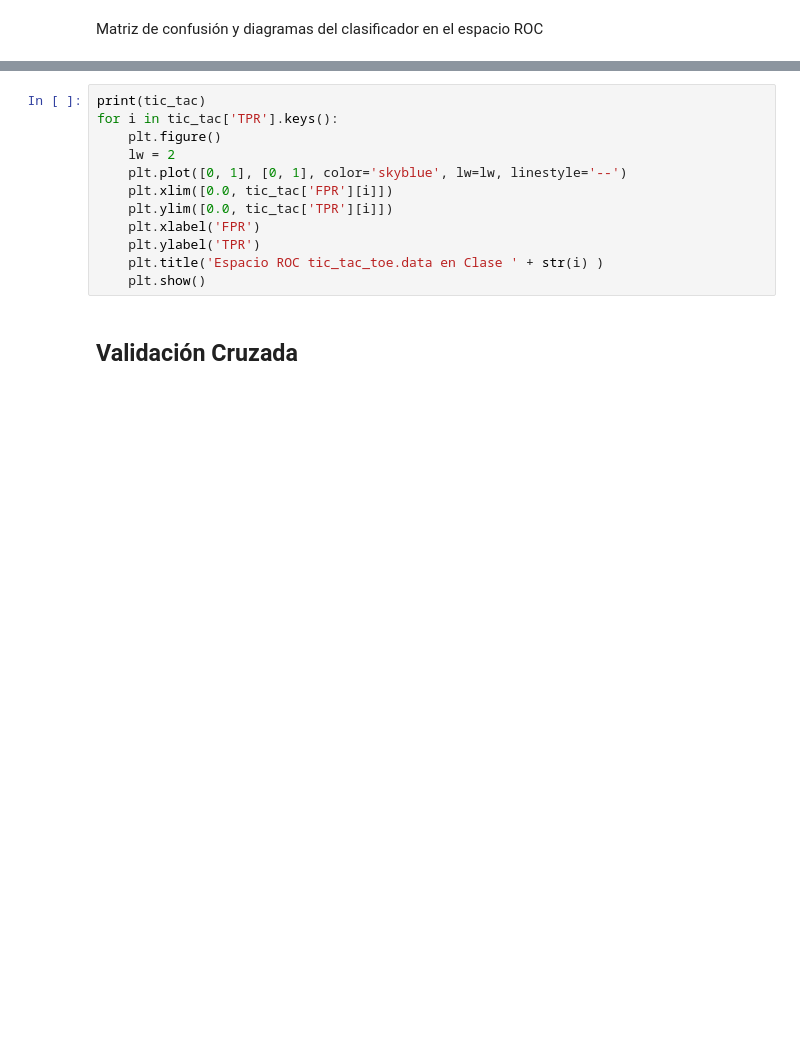
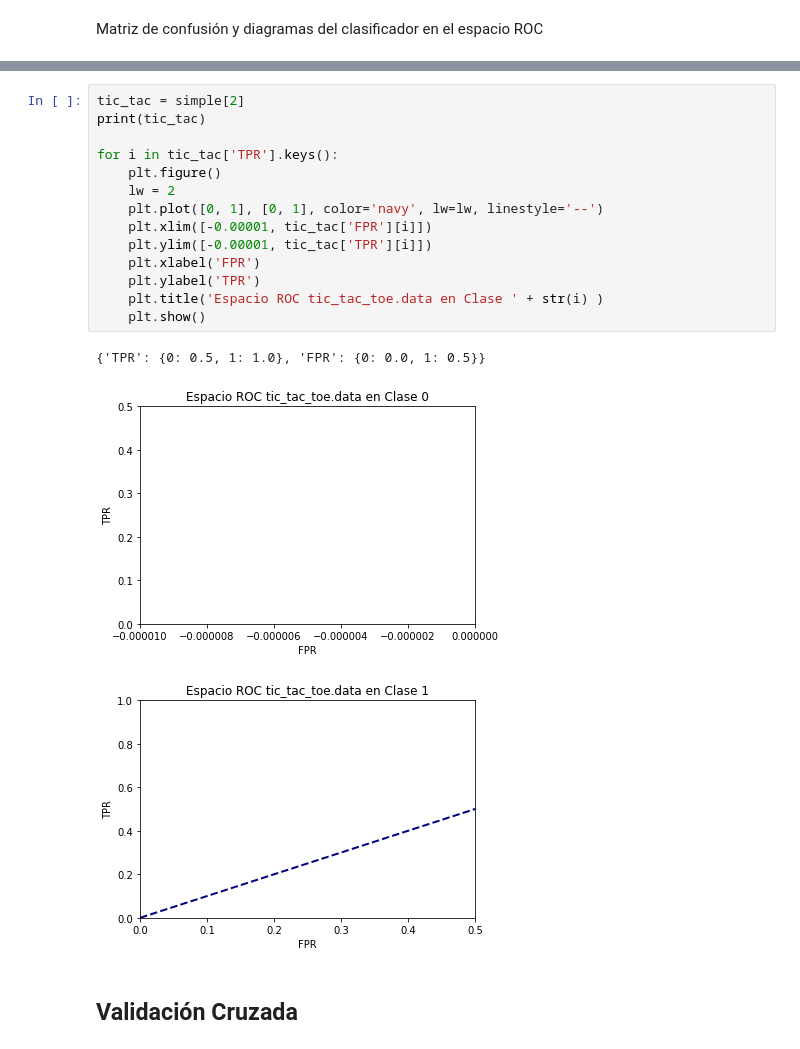
Before and after one commit to RGarciaf/FAA, a Jupyter notebook: FAAP1_1461_9/memoriaP1.ipynb, the cells around one changed output, grey strips where cells are left out. Saved outputs shown, nothing was run; the diff lists cells and outputs as text; blank space fills up the shorter version.

```diff
--- a/FAAP1_1461_9/memoriaP1.ipynb
+++ b/FAAP1_1461_9/memoriaP1.ipynb
@@ -483,14 +493,20 @@ for i in german['TPR'].keys():
 # %%
+tic_tac = simple[2]
 print(tic_tac)
+
 for i in tic_tac['TPR'].keys():
     plt.figure()
     lw = 2
-    plt.plot([0, 1], [0, 1], color='skyblue', lw=lw, linestyle='--')
-    plt.xlim([0.0, tic_tac['FPR'][i]])
-    plt.ylim([0.0, tic_tac['TPR'][i]])
+    plt.plot([0, 1], [0, 1], color='navy', lw=lw, linestyle='--')
+    plt.xlim([-0.00001, tic_tac['FPR'][i]])
+    plt.ylim([-0.00001, tic_tac['TPR'][i]])
     plt.xlabel('FPR')
     plt.ylabel('TPR')
     plt.title('Espacio ROC tic_tac_toe.data en Clase ' + str(i) )
     plt.show()
+# %% [output]
+{'TPR': {0: 0.5, 1: 1.0}, 'FPR': {0: 0.0, 1: 0.5}}
+[figure, added]
+[figure, added]
 # %% [markdown]
 ## Validación Cruzada
```
Also changed, not shown: parts of 26 cells of this notebook, 1 other file.
